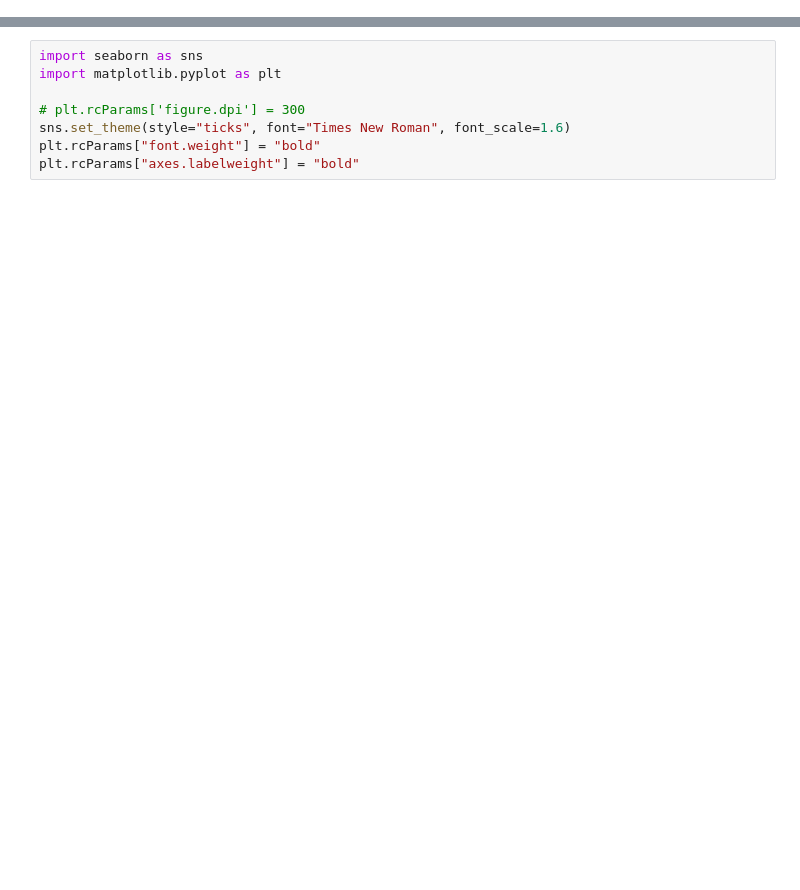
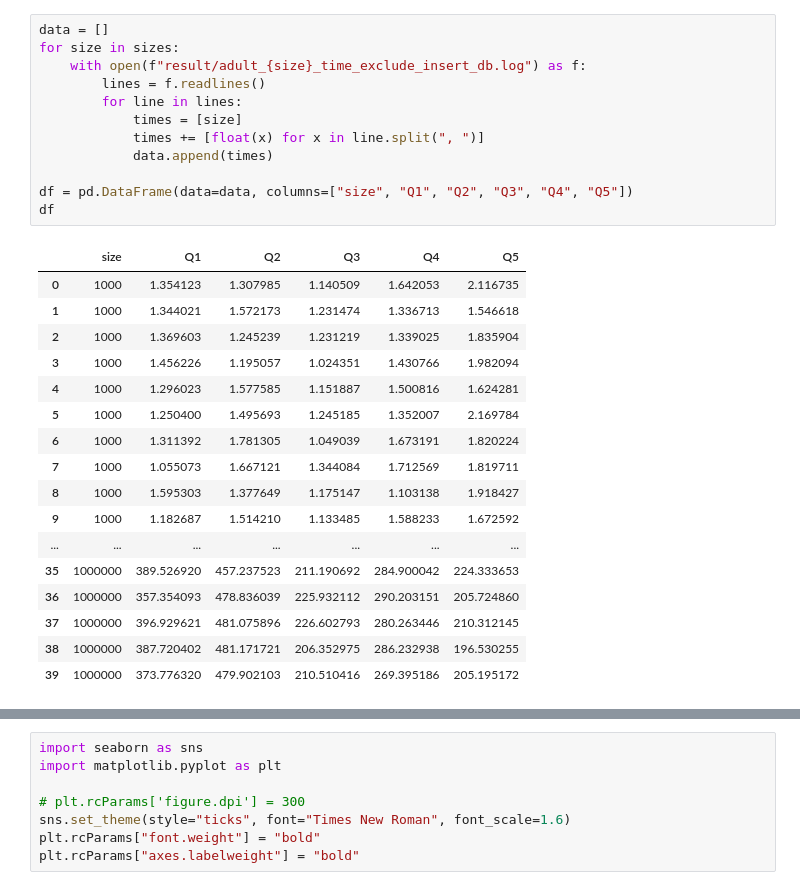
Before and after one commit to youny626/DP_test, a Jupyter notebook: scalability/plot.ipynb, the cells around one changed output, grey strips where cells are left out. Cells and saved outputs as stored; diff of their text form; blank space fills up the shorter version.

```diff
--- a/scalability/plot.ipynb
+++ b/scalability/plot.ipynb
@@ -52 +52,31 @@ df
 200 rows × 3 columns
+# %%
+data = []
+for size in sizes:
+    with open(f"result/adult_{size}_time_exclude_insert_db.log") as f:
+        lines = f.readlines()
+        for line in lines:
+            times = [size]
+            times += [float(x) for x in line.split(", ")]
+            data.append(times)
+
+df = pd.DataFrame(data=data, columns=["size", "Q1", "Q2", "Q3", "Q4", "Q5"])
+df
+# %% [output]
+|  | size | Q1 | Q2 | Q3 | Q4 | Q5 |
+| 0 | 1000 | 1.354123 | 1.307985 | 1.140509 | 1.642053 | 2.116735 |
+| 1 | 1000 | 1.344021 | 1.572173 | 1.231474 | 1.336713 | 1.546618 |
+| 2 | 1000 | 1.369603 | 1.245239 | 1.231219 | 1.339025 | 1.835904 |
+| 3 | 1000 | 1.456226 | 1.195057 | 1.024351 | 1.430766 | 1.982094 |
+| 4 | 1000 | 1.296023 | 1.577585 | 1.151887 | 1.500816 | 1.624281 |
+| 5 | 1000 | 1.250400 | 1.495693 | 1.245185 | 1.352007 | 2.169784 |
+| 6 | 1000 | 1.311392 | 1.781305 | 1.049039 | 1.673191 | 1.820224 |
+| 7 | 1000 | 1.055073 | 1.667121 | 1.344084 | 1.712569 | 1.819711 |
+| 8 | 1000 | 1.595303 | 1.377649 | 1.175147 | 1.103138 | 1.918427 |
+| 9 | 1000 | 1.182687 | 1.514210 | 1.133485 | 1.588233 | 1.672592 |
+| ... | ... | ... | ... | ... | ... | ... |
+| 35 | 1000000 | 389.526920 | 457.237523 | 211.190692 | 284.900042 | 224.333653 |
+| 36 | 1000000 | 357.354093 | 478.836039 | 225.932112 | 290.203151 | 205.724860 |
+| 37 | 1000000 | 396.929621 | 481.075896 | 226.602793 | 280.263446 | 210.312145 |
+| 38 | 1000000 | 387.720402 | 481.171721 | 206.352975 | 286.232938 | 196.530255 |
+| 39 | 1000000 | 373.776320 | 479.902103 | 210.510416 | 269.395186 | 205.195172 |
```
Also changed, not shown: parts of 13 cells of this notebook, 3 other files.
